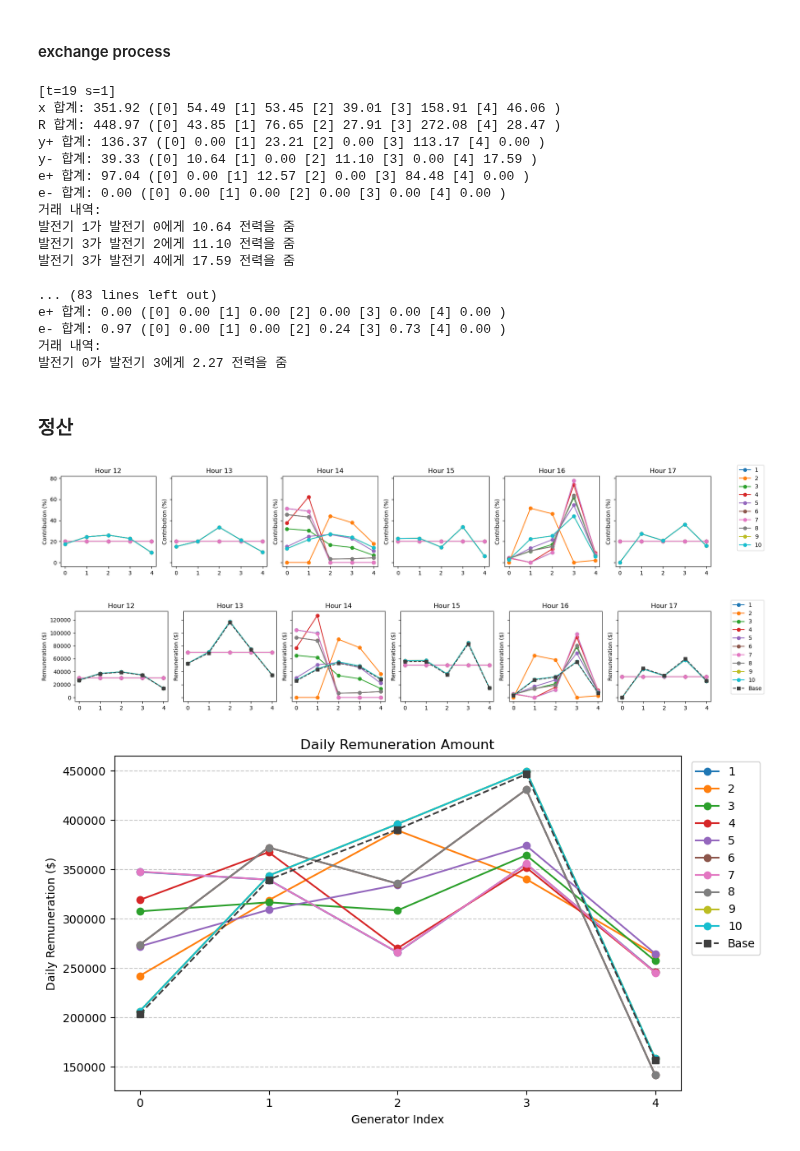
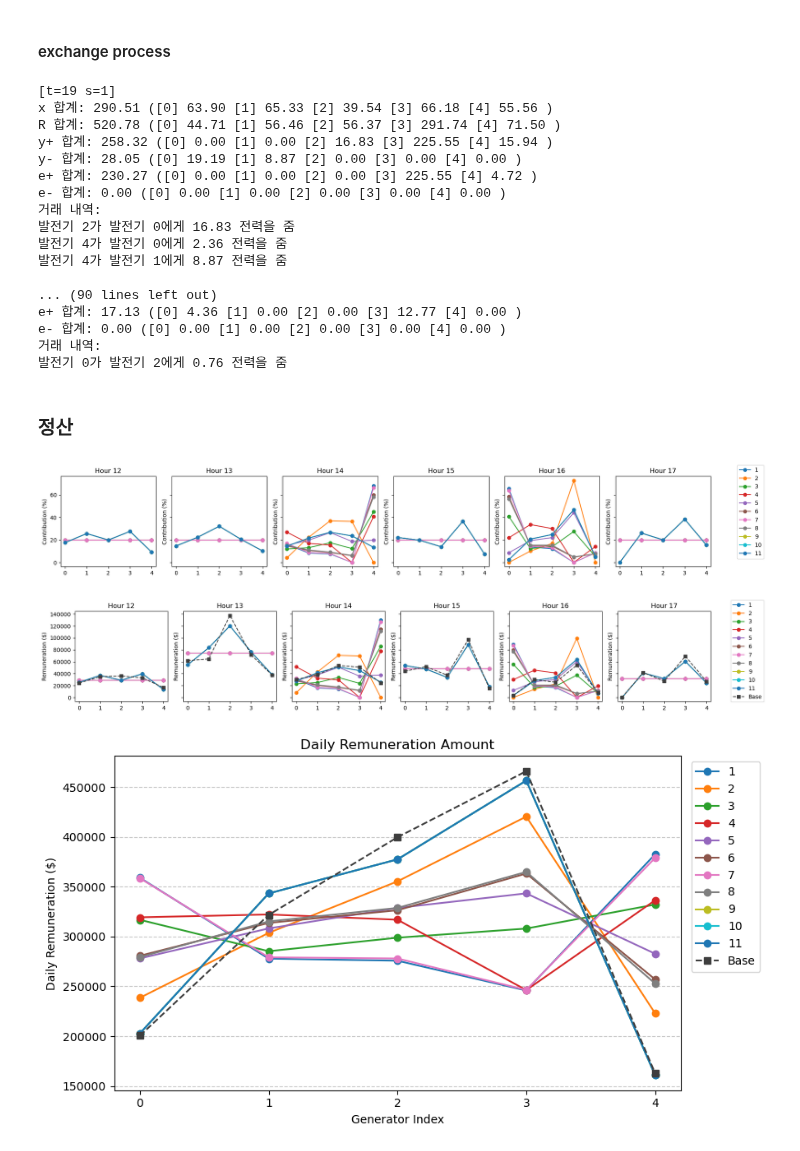
Before and after one commit to syeoyo/der, a Jupyter notebook: der_set_x_5a.ipynb, the cells around one changed output. Saved outputs shown, nothing was run; the diff lists cells and outputs as text; code cells hidden in the pictures.

```diff
--- a/der_set_x_5a.ipynb
+++ b/der_set_x_5a.ipynb
@@ -64,7 +64,7 @@ def load_generation_data(include_files=None, date_filter=None):
     return generation_data, I, T
 
 def generate_randomized_generation(I, T, S, data, randomness_level):
-    np.random.seed(7)
+    np.random.seed(9)
 
     noise_ranges = {
         "low": (0.8, 1.2),
@@ -147,7 +147,7 @@ def generate_rt_scenarios(rt_da, S, randomness_level):
     price_hourly = hourly_avg["LBMP ($/MWHr)"].to_numpy()
     T = len(price_hourly)
 
-    np.random.seed(17)
+    np.random.seed(19)
     noise_ranges = {
         "low": (0.95, 1.05),
         "medium": (0.85, 1.15),
@@ -199,8 +199,8 @@ P_PN = P_DA * 1.5
 include_files = ['1201.csv', '137.csv', '401.csv', '524.csv', '89.csv']
 generation_data, I, T = load_generation_data(include_files, "2022-07-18")
 
-S = 20
-randomness_level = "medium"
+S = 30
+randomness_level = "high"
 R = generate_randomized_generation(I, T, S, generation_data, randomness_level)
 P_RT = generate_rt_scenarios(ny_rt, S, randomness_level)
 # %% [output]
@@ -573,22 +573,22 @@ for t in range(19, 22):
         print()
 # %% [output]
 [t=19 s=1]
-x 합계: 351.92 ([0] 54.49 [1] 53.45 [2] 39.01 [3] 158.91 [4] 46.06 )
-R 합계: 448.97 ([0] 43.85 [1] 76.65 [2] 27.91 [3] 272.08 [4] 28.47 )
-y+ 합계: 136.37 ([0] 0.00 [1] 23.21 [2] 0.00 [3] 113.17 [4] 0.00 )
-y- 합계: 39.33 ([0] 10.64 [1] 0.00 [2] 11.10 [3] 0.00 [4] 17.59 )
-e+ 합계: 97.04 ([0] 0.00 [1] 12.57 [2] 0.00 [3] 84.48 [4] 0.00 )
+x 합계: 290.51 ([0] 63.90 [1] 65.33 [2] 39.54 [3] 66.18 [4] 55.56 )
+R 합계: 520.78 ([0] 44.71 [1] 56.46 [2] 56.37 [3] 291.74 [4] 71.50 )
+y+ 합계: 258.32 ([0] 0.00 [1] 0.00 [2] 16.83 [3] 225.55 [4] 15.94 )
+y- 합계: 28.05 ([0] 19.19 [1] 8.87 [2] 0.00 [3] 0.00 [4] 0.00 )
+e+ 합계: 230.27 ([0] 0.00 [1] 0.00 [2] 0.00 [3] 225.55 [4] 4.72 )
 e- 합계: 0.00 ([0] 0.00 [1] 0.00 [2] 0.00 [3] 0.00 [4] 0.00 )
 거래 내역:
-발전기 1가 발전기 0에게 10.64 전력을 줌
-발전기 3가 발전기 2에게 11.10 전력을 줌
-발전기 3가 발전기 4에게 17.59 전력을 줌
+발전기 2가 발전기 0에게 16.83 전력을 줌
+발전기 4가 발전기 0에게 2.36 전력을 줌
+발전기 4가 발전기 1에게 8.87 전력을 줌
 
-... (83 lines left out)
-e+ 합계: 0.00 ([0] 0.00 [1] 0.00 [2] 0.00 [3] 0.00 [4] 0.00 )
-e- 합계: 0.97 ([0] 0.00 [1] 0.00 [2] 0.24 [3] 0.73 [4] 0.00 )
+... (90 lines left out)
+e+ 합계: 17.13 ([0] 4.36 [1] 0.00 [2] 0.00 [3] 12.77 [4] 0.00 )
+e- 합계: 0.00 ([0] 0.00 [1] 0.00 [2] 0.00 [3] 0.00 [4] 0.00 )
 거래 내역:
-발전기 0가 발전기 3에게 2.27 전력을 줌
+발전기 0가 발전기 2에게 0.76 전력을 줌
 # %% [markdown]
 ### 정산
 # %%
@@ -842,12 +842,15 @@ nineh, nined = remuneration(nine, hourly_system_profit)
 
 ten = hourly_contribution(x_vals[:, :, np.newaxis] + y_plus_vals - y_minus_vals)
 tenh, tend = remuneration(ten, hourly_system_profit)
+
+eleven = hourly_contribution(R)
+elevenh, elevend = remuneration(eleven, hourly_system_profit)
 # %%
-plot_hourly_contribution(one, two, three, four, five, six, seven, eight, nine, ten, selected_hours=[12, 13, 14, 15, 16, 17])
-plot_hourly_remuneration(oneh, twoh, threeh, fourh, fiveh, sixh, sevenh, eighth, nineh, tenh, selected_hours=[12, 13, 14, 15, 16, 17])
+plot_hourly_contribution(one, two, three, four, five, six, seven, eight, nine, ten, eleven, selected_hours=[12, 13, 14, 15, 16, 17])
+plot_hourly_remuneration(oneh, twoh, threeh, fourh, fiveh, sixh, sevenh, eighth, nineh, tenh, elevenh, selected_hours=[12, 13, 14, 15, 16, 17])
 # %% [output]
-[figure, old version]
+[figure, new version]
-[figure, old version]
+[figure, new version]
 # %%
 a = daily_contribution(x_vals)
 ah, ad = remuneration(a, daily_system_profit)
@@ -924,9 +927,9 @@ w2 = daily_contribution(
 )
 w2h, w2d = remuneration(w2, daily_system_profit)
 # %%
-plot_daily_remuneration(oned, twod, threed, fourd, fived, sixd, sevend, eightd, nined, tend, labels=["1", "2", "3", "4", "5", "6", "7", "8", "9", "10"])
+plot_daily_remuneration(oned, twod, threed, fourd, fived, sixd, sevend, eightd, nined, tend, elevend, labels=["1", "2", "3", "4", "5", "6", "7", "8", "9", "10", "11"])
 # %% [output]
-[figure, old version]
+[figure, new version]
 # %%
 plot_daily_remuneration(ad, bd, cd, dd, ed, fd, gd, hd, id, jd, kd, ld, md, nd, nd, qd, rd, sd, td, ud, vd, w1d, w2d, labels=["a", "b", "c", "d", "e", "f", "g", "h", "i", "j", "k", "l", "m", "n", "o", "q", "r", "s", "t", "u", "v", "w1", "w2"])
 # %% [output]
```
Also changed, not shown: parts of 7 cells of this notebook, 4 other files.
